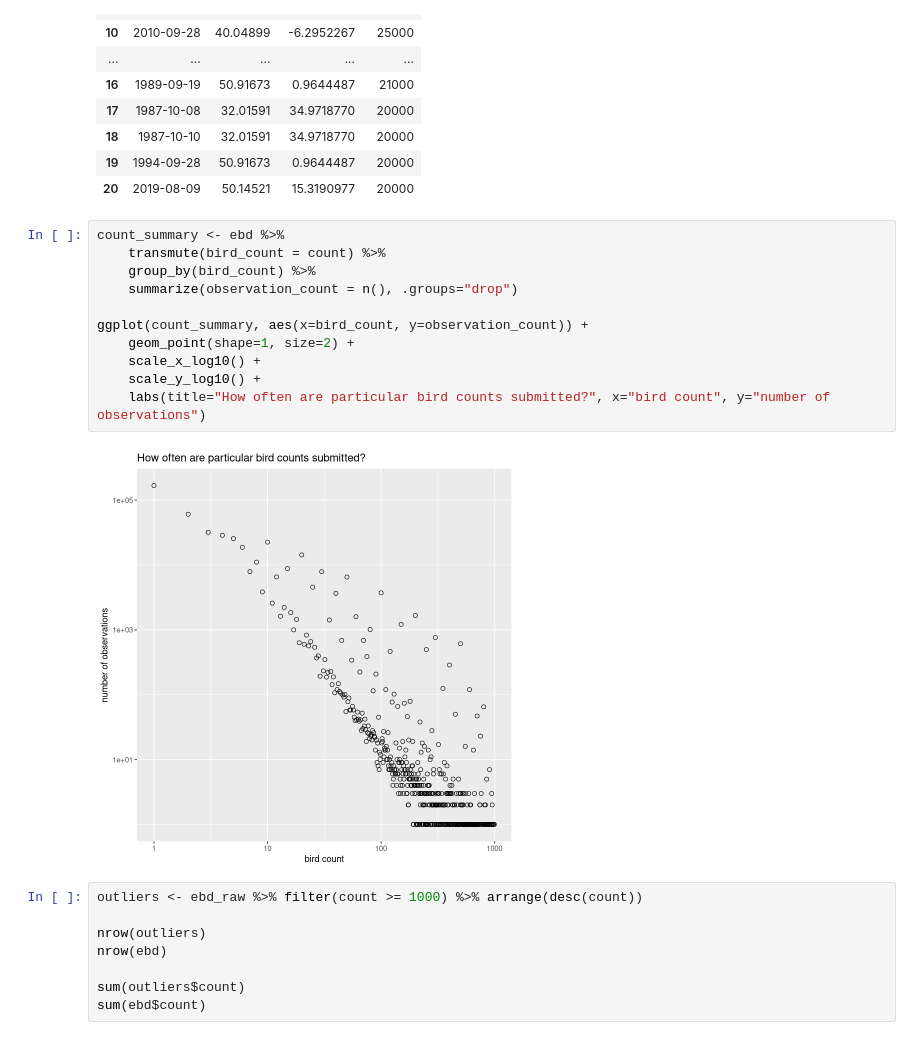
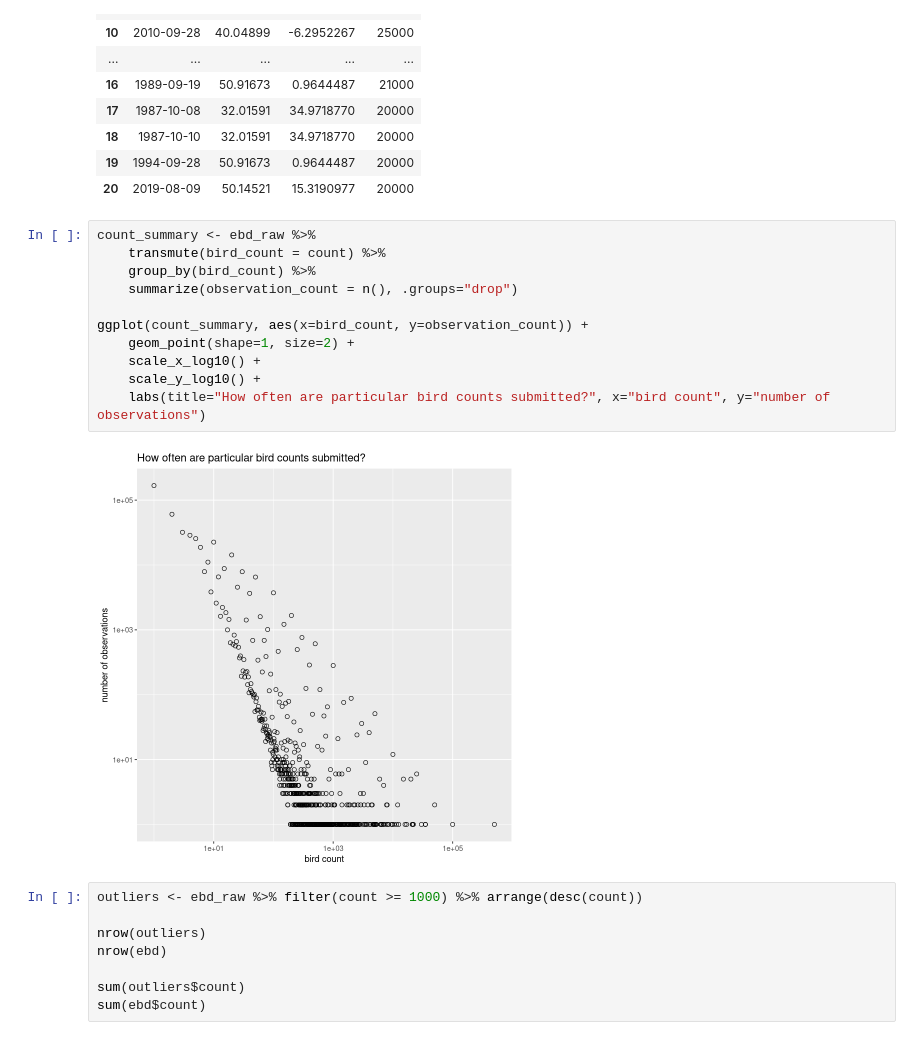
Before and after one commit to nimobeeren/2IMV20, a Jupyter notebook: InfoVis/scripts/ebird/playground.ipynb, the cells around one changed output. Saved outputs shown, nothing was run; the diff lists cells and outputs as text.

```diff
--- a/InfoVis/scripts/ebird/playground.ipynb
+++ b/InfoVis/scripts/ebird/playground.ipynb
@@ -102,18 +102,18 @@ A data.frame: 20 × 4
 | 19 | 1994-09-28 | 50.91673 | 0.9644487 | 20000 |
 | 20 | 2019-08-09 | 50.14521 | 15.3190977 | 20000 |
 # %%
-count_summary <- ebd %>%
+count_summary <- ebd_raw %>%
     transmute(bird_count = count) %>%
     group_by(bird_count) %>%
     summarize(observation_count = n(), .groups="drop")
 
 ggplot(count_summary, aes(x=bird_count, y=observation_count)) +
     geom_point(shape=1, size=2) +
     scale_x_log10() +
     scale_y_log10() +
     labs(title="How often are particular bird counts submitted?", x="bird count", y="number of observations")
 # %% [output]
-[figure, old version]
+[figure, new version]
 # %%
 outliers <- ebd_raw %>% filter(count >= 1000) %>% arrange(desc(count))
 
```
Also changed, not shown: parts of 3 cells of this notebook.
